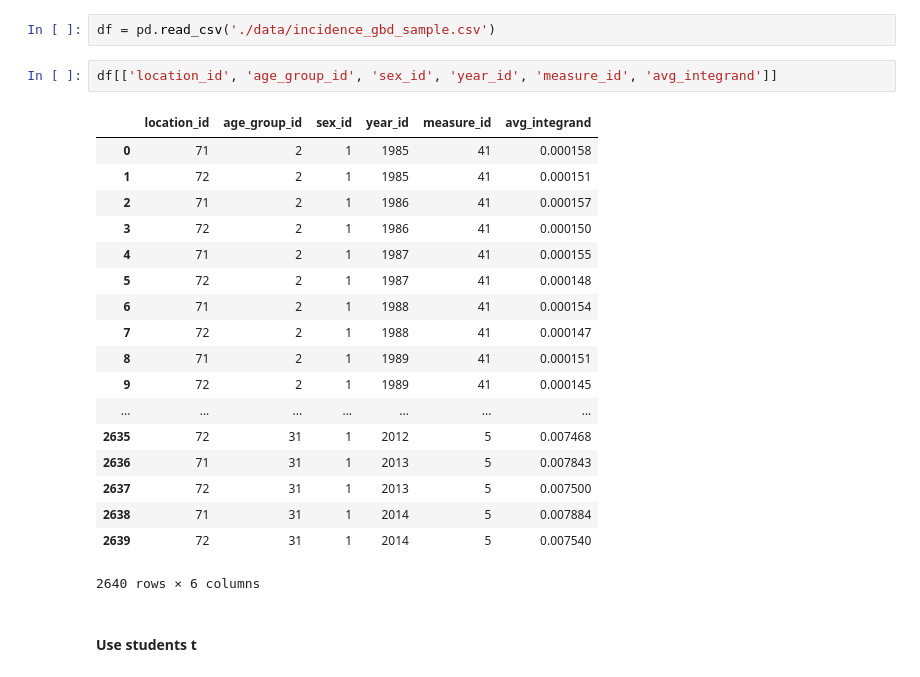
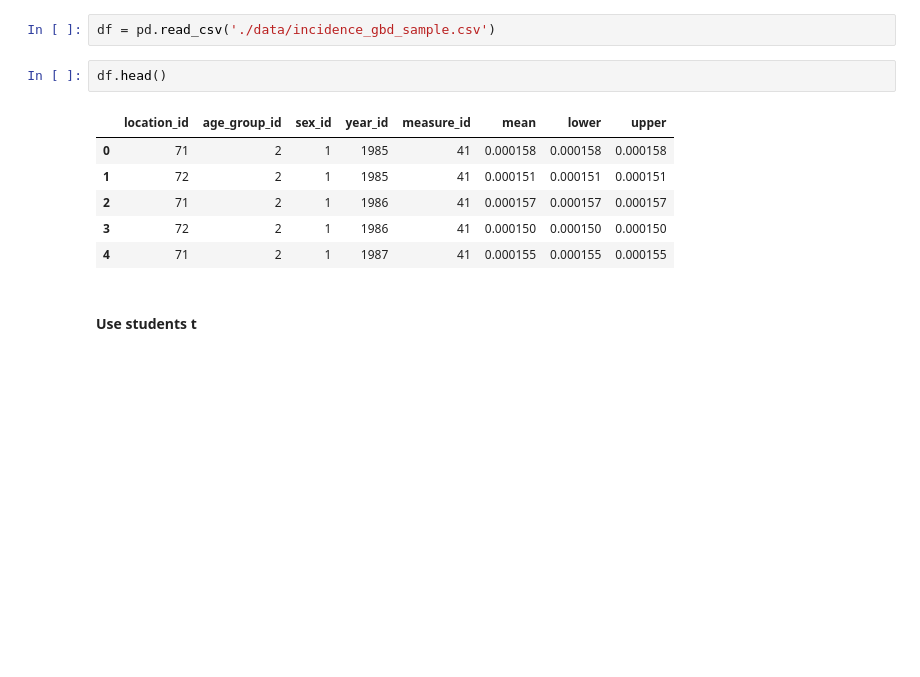
Before and after one commit to jizezhang/dismod_at-wrappers, a Jupyter notebook: demos/two_level_Sincidence.ipynb, the cells around one changed output. Cells and saved outputs as stored; diff of their text form; blank space fills up the shorter version.

```diff
--- a/demos/two_level_Sincidence.ipynb
+++ b/demos/two_level_Sincidence.ipynb
@@ -87,27 +87,15 @@ output.save_GBD_output(['Sincidence', 'prevalence'], list(range(1980, 2019)), [1
 ./data/incidence_two_level_gbd.db predict fit_var
 # %%
 df = pd.read_csv('./data/incidence_gbd_sample.csv')
-# %%
-df[['location_id', 'age_group_id', 'sex_id', 'year_id', 'measure_id', 'avg_integrand']]
-# %% [output]
-|  | location_id | age_group_id | sex_id | year_id | measure_id | avg_integrand |
-| 0 | 71 | 2 | 1 | 1985 | 41 | 0.000158 |
-| 1 | 72 | 2 | 1 | 1985 | 41 | 0.000151 |
-| 2 | 71 | 2 | 1 | 1986 | 41 | 0.000157 |
-| 3 | 72 | 2 | 1 | 1986 | 41 | 0.000150 |
-| 4 | 71 | 2 | 1 | 1987 | 41 | 0.000155 |
-| 5 | 72 | 2 | 1 | 1987 | 41 | 0.000148 |
-| 6 | 71 | 2 | 1 | 1988 | 41 | 0.000154 |
-| 7 | 72 | 2 | 1 | 1988 | 41 | 0.000147 |
-| 8 | 71 | 2 | 1 | 1989 | 41 | 0.000151 |
-| 9 | 72 | 2 | 1 | 1989 | 41 | 0.000145 |
-| ... | ... | ... | ... | ... | ... | ... |
-| 2635 | 72 | 31 | 1 | 2012 | 5 | 0.007468 |
-| 2636 | 71 | 31 | 1 | 2013 | 5 | 0.007843 |
-| 2637 | 72 | 31 | 1 | 2013 | 5 | 0.007500 |
-| 2638 | 71 | 31 | 1 | 2014 | 5 | 0.007884 |
-| 2639 | 72 | 31 | 1 | 2014 | 5 | 0.007540 |
-2640 rows × 6 columns
+# %%
+df.head()
+# %% [output]
+|  | location_id | age_group_id | sex_id | year_id | measure_id | mean | lower | upper |
+| 0 | 71 | 2 | 1 | 1985 | 41 | 0.000158 | 0.000158 | 0.000158 |
+| 1 | 72 | 2 | 1 | 1985 | 41 | 0.000151 | 0.000151 | 0.000151 |
+| 2 | 71 | 2 | 1 | 1986 | 41 | 0.000157 | 0.000157 | 0.000157 |
+| 3 | 72 | 2 | 1 | 1986 | 41 | 0.000150 | 0.000150 | 0.000150 |
+| 4 | 71 | 2 | 1 | 1987 | 41 | 0.000155 | 0.000155 | 0.000155 |
 # %% [markdown]
 #### Use students t
 # %%
```
Also changed, not shown: 2 other files.
